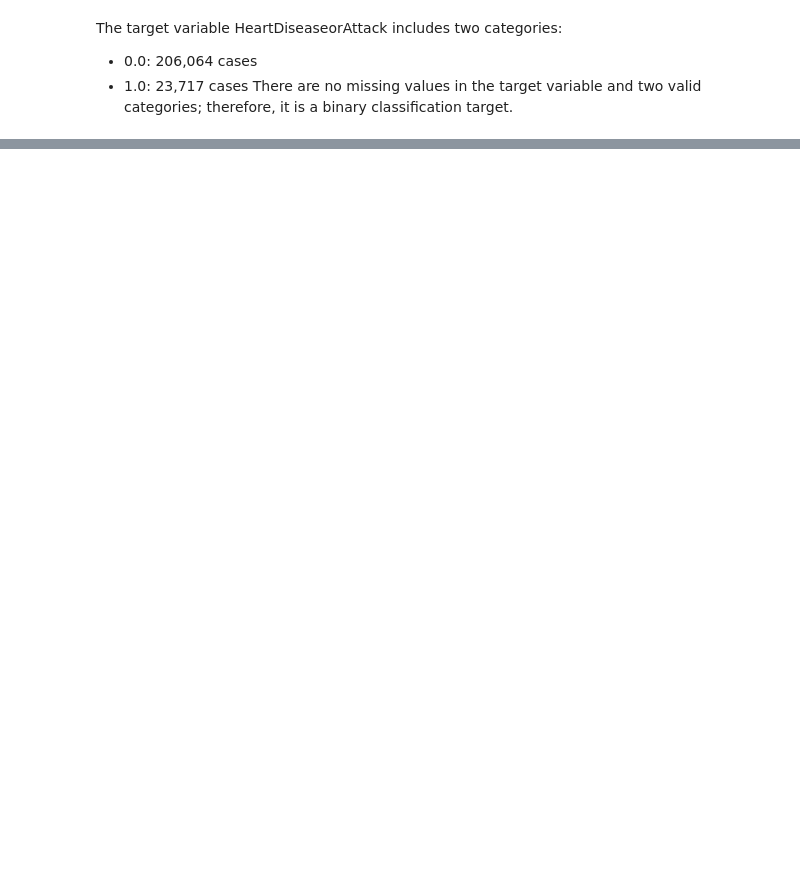
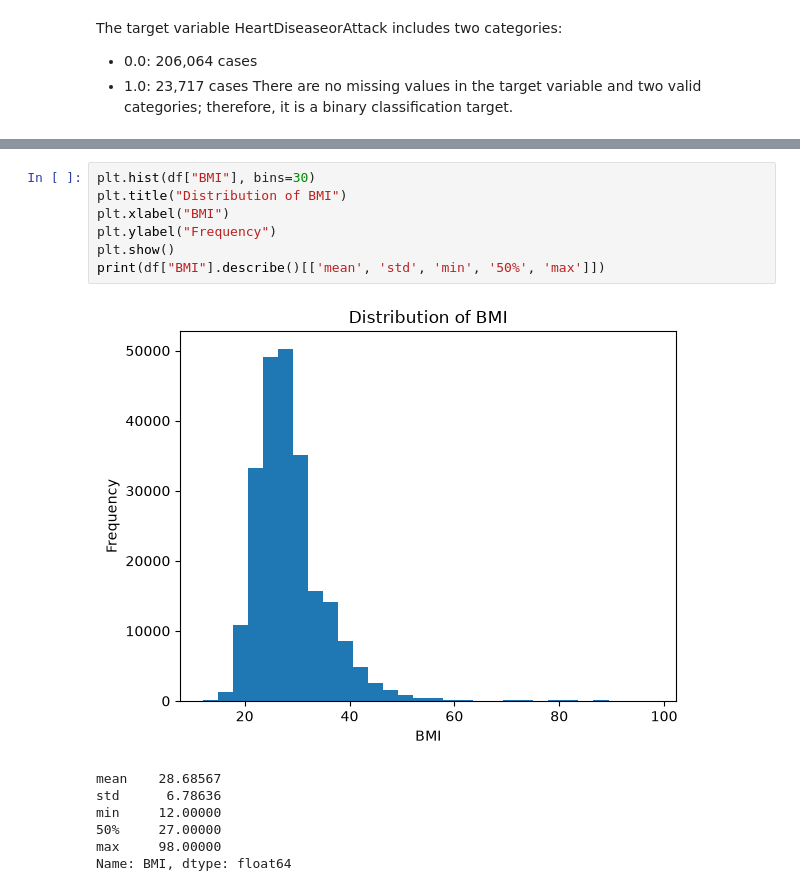
Before and after one commit to LunaYahya/AI-Training, a Jupyter notebook: Project/day1_2_note.ipynb, the cells around one changed output, grey strips where cells are left out. Drawn from its saved outputs; the diff is of its cells as text; blank space fills up the shorter version.

```diff
--- a/Project/day1_2_note.ipynb
+++ b/Project/day1_2_note.ipynb
@@ -201,0 +286,15 @@ There are no missing values in the target variable and two valid categories; the
+# %%
+plt.hist(df["BMI"], bins=30)
+plt.title("Distribution of BMI")
+plt.xlabel("BMI")
+plt.ylabel("Frequency")
+plt.show()
+print(df["BMI"].describe()[['mean', 'std', 'min', '50%', 'max']])
+# %% [output]
+[figure, added]
+mean    28.68567
+std      6.78636
+min     12.00000
+50%     27.00000
+max     98.00000
+Name: BMI, dtype: float64
```
Also changed, not shown: parts of 52 cells of this notebook.
